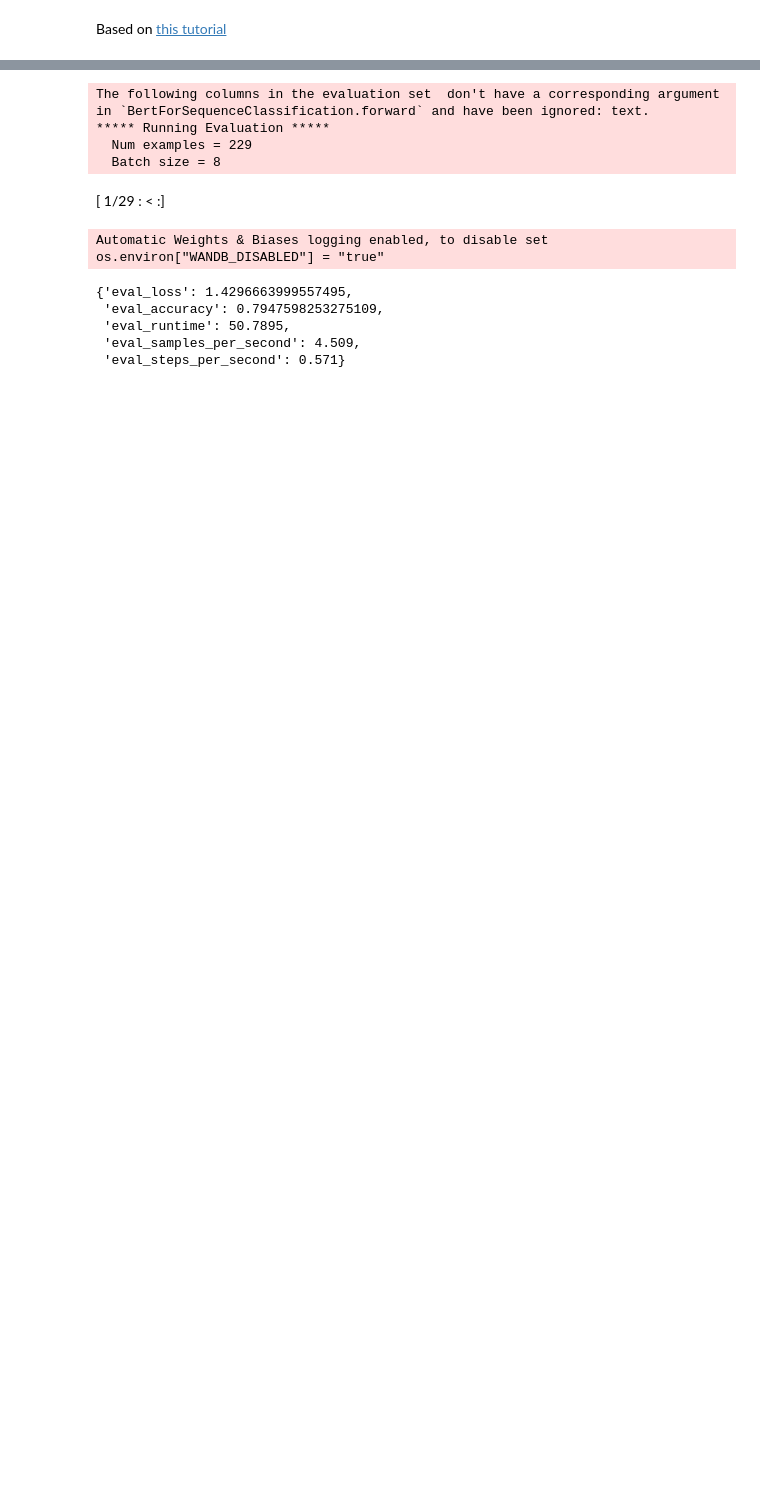
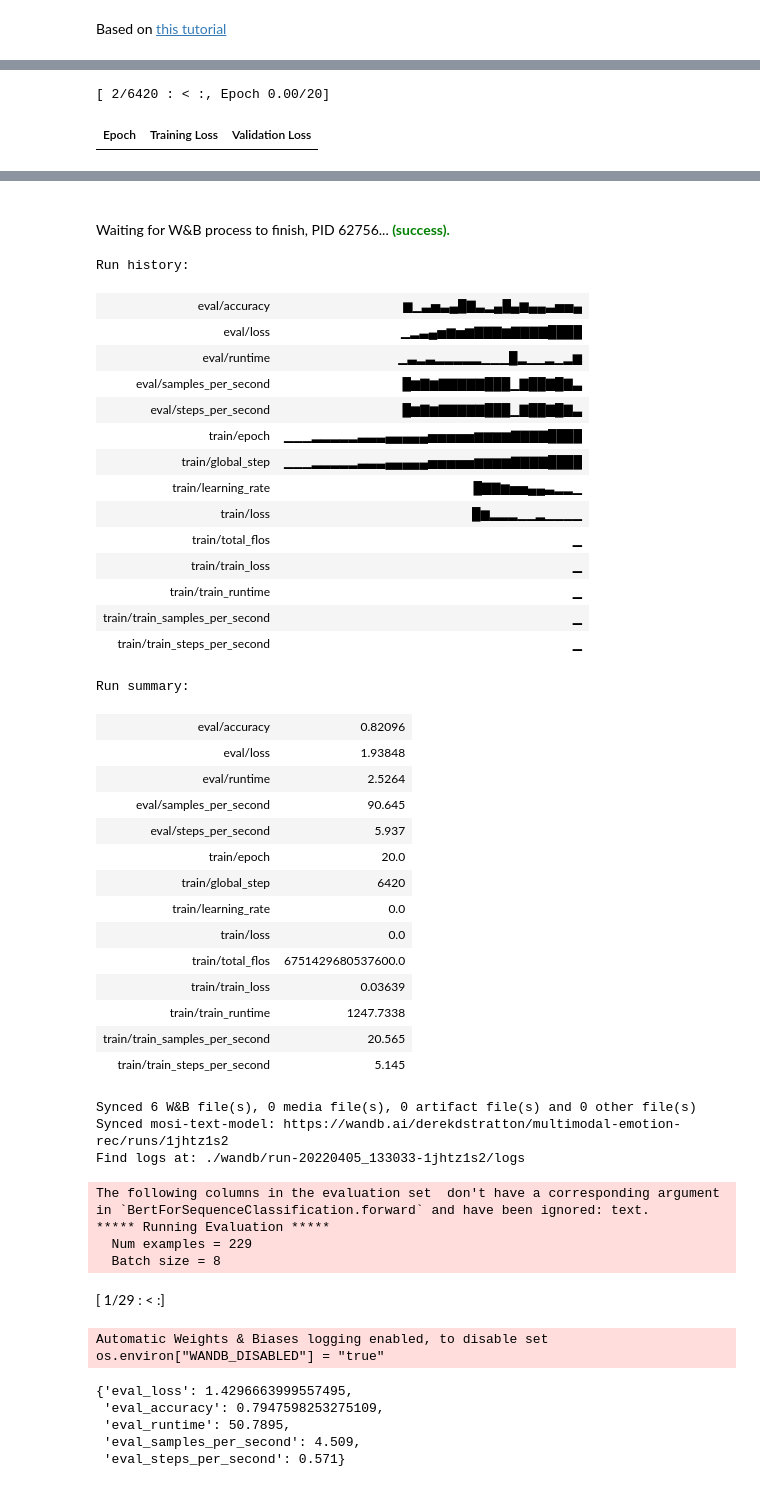
Before and after one commit to derekdstratton/multimodal-emotion-rec, a Jupyter notebook: mosi_text_train.ipynb, the cells around one changed output, grey strips where cells are left out. Saved outputs shown, nothing was run; the diff lists cells and outputs as text; code cells hidden in the pictures; blank space fills up the shorter version.

Commit message:
fixing up the code to run audio and text experiments again

```diff
--- a/mosi_text_train.ipynb
+++ b/mosi_text_train.ipynb
@@ -64,14 +78,27 @@ tokenized_mosi = mosi.map(tokenize_function, batched=True)
 # %%
 from transformers import Trainer, TrainingArguments
-training_args = TrainingArguments("mosi_text_train",
-                                  num_train_epochs=6,
-    # learning_rate=1e-5,
-    evaluation_strategy="epoch",
-    # save_strategy="epoch",
-    save_strategy="no",
+import numpy as np
+from datasets import load_metric
+metric = load_metric("accuracy")
+
+def compute_metrics(eval_pred):
+    logits, labels = eval_pred
+    predictions = np.argmax(logits, axis=-1)
+    return metric.compute(predictions=predictions, references=labels)
+
+
+training_args = TrainingArguments("mosi-text-model",
+                                  num_train_epochs=20,
+                                  evaluation_strategy="epoch",
+                                  save_strategy="epoch",
+                                  report_to="wandb",
+                                  learning_rate=1e-5,
                                   per_device_train_batch_size=2)
 trainer = Trainer(
-    model=model, args=training_args, train_dataset=tokenized_mosi["train"],
+    model=model,
+    args=training_args,
+    compute_metrics=compute_metrics,
+    train_dataset=tokenized_mosi["train"],
     eval_dataset=tokenized_mosi["val"]
 )
 # %% [output]
@@ -80,2 +105,0 @@ The default value for the training argument `--report_to` will change in v5 (fro
-# %%
-trainer.train()
@@ -127,0 +106,4 @@ TrainOutput(global_step=3852, training_loss=0.492030829036471, metrics={'train_r
+# %%
+train_results = trainer.train()
+wandb.finish()
+# %% [output]
@@ -127,0 +119,2 @@ TrainOutput(global_step=3852, training_loss=0.492030829036471, metrics={'train_r
+[ 2/6420 : < :, Epoch 0.00/20]
+| Epoch | Training Loss | Validation Loss |
@@ -128,3 +138,37 @@ TrainOutput(global_step=3852, training_loss=0.492030829036471, metrics={'train_r
+Waiting for W&B process to finish, PID 62756... (success).
+Run history:
+| eval/accuracy | ▆▁▃▅▃▄█▇▃▂▄█▄▆▄▄▃▅▅▄ |
+| eval/loss | ▁▂▃▄▅▆▅▆▇▇▇▆▇▇▇▇████ |
+| eval/runtime | ▁▃▂▃▂▂▂▂▂▁▁▁█▂▁▁▂▁▂▆ |
+| eval/samples_per_second | █▆▇▆▇▇▇▇▇███▁▇██▇█▇▃ |
+| eval/steps_per_second | █▆▇▆▇▇▇▇▇███▁▇██▇█▇▃ |
+| train/epoch | ▁▁▁▂▂▂▂▂▃▃▃▄▄▄▄▄▅▅▅▅▅▆▆▆▆▇▇▇▇████ |
+| train/global_step | ▁▁▁▂▂▂▂▂▃▃▃▄▄▄▄▄▅▅▅▅▅▆▆▆▆▇▇▇▇████ |
+| train/learning_rate | █▇▇▆▅▅▄▄▃▂▂▁ |
+| train/loss | █▆▂▂▂▁▁▂▁▁▁▁ |
+| train/total_flos | ▁ |
+| train/train_loss | ▁ |
+| train/train_runtime | ▁ |
+| train/train_samples_per_second | ▁ |
+| train/train_steps_per_second | ▁ |
+Run summary:
+| eval/accuracy | 0.82096 |
+| eval/loss | 1.93848 |
+| eval/runtime | 2.5264 |
+| eval/samples_per_second | 90.645 |
+| eval/steps_per_second | 5.937 |
+| train/epoch | 20.0 |
+| train/global_step | 6420 |
+| train/learning_rate | 0.0 |
+| train/loss | 0.0 |
+| train/total_flos | 6751429680537600.0 |
+| train/train_loss | 0.03639 |
+| train/train_runtime | 1247.7338 |
+| train/train_samples_per_second | 20.565 |
+| train/train_steps_per_second | 5.145 |
+Synced 6 W&B file(s), 0 media file(s), 0 artifact file(s) and 0 other file(s)
+Synced mosi-text-model: https://wandb.ai/derekdstratton/multimodal-emotion-rec/runs/1jhtz1s2
+Find logs at: ./wandb/run-20220405_133033-1jhtz1s2/logs
 # %%
 import numpy as np
 from datasets import load_metric
```
Also changed, not shown: parts of 11 cells of this notebook, 5 other files.
